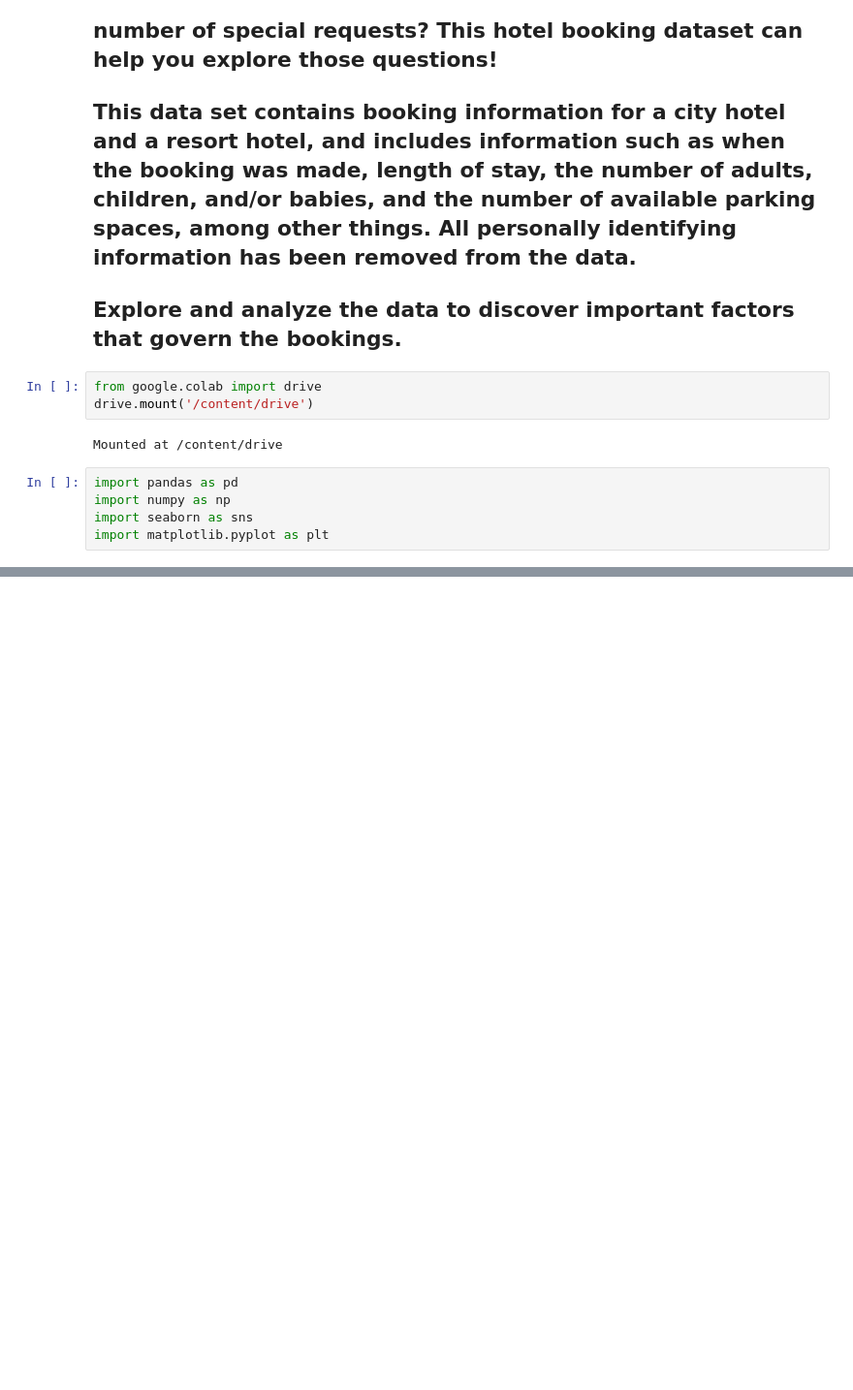
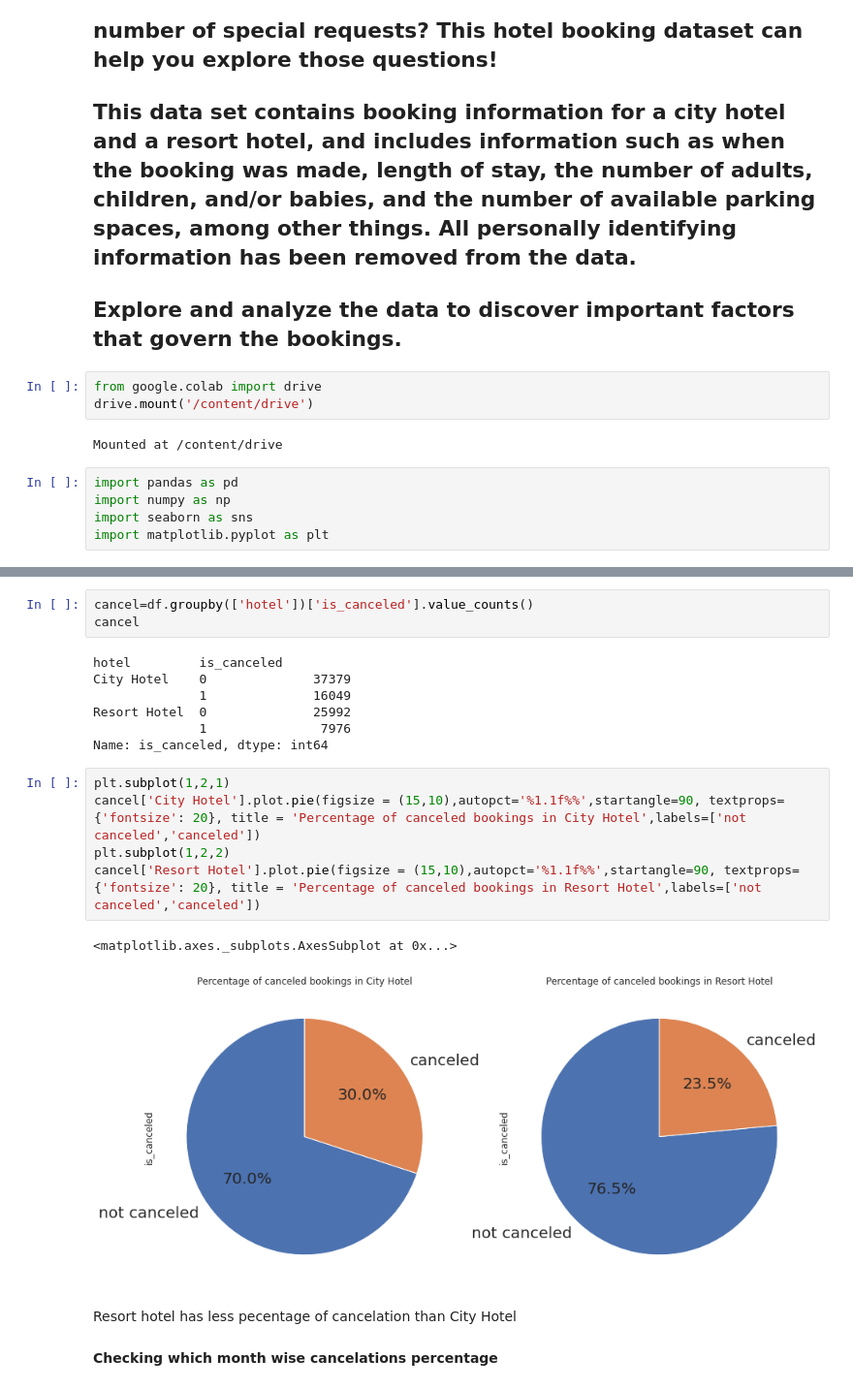
Before and after one commit to SUSOVAN-061/EDA-HOTEL-BOOKING, a Jupyter notebook: Final_Hotel_Booking_Analysis_Capstone_Project.ipynb, the cells around one changed output, grey strips where cells are left out. Shown at 97% size. Saved outputs shown, nothing was run; the diff lists cells and outputs as text; blank space fills up the shorter version.

```diff
--- a/Final_Hotel_Booking_Analysis_Capstone_Project.ipynb
+++ b/Final_Hotel_Booking_Analysis_Capstone_Project.ipynb
@@ -18,0 +266,22 @@ import matplotlib.pyplot as plt
+# %%
+cancel=df.groupby(['hotel'])['is_canceled'].value_counts()
+cancel
+# %% [output]
+hotel         is_canceled
+City Hotel    0              37379
+              1              16049
+Resort Hotel  0              25992
+              1               7976
+Name: is_canceled, dtype: int64
+# %%
+plt.subplot(1,2,1)
+cancel['City Hotel'].plot.pie(figsize = (15,10),autopct='%1.1f%%',startangle=90, textprops={'fontsize': 20}, title = 'Percentage of canceled bookings in City Hotel',labels=['not canceled','canceled'])
+plt.subplot(1,2,2)
+cancel['Resort Hotel'].plot.pie(figsize = (15,10),autopct='%1.1f%%',startangle=90, textprops={'fontsize': 20}, title = 'Percentage of canceled bookings in Resort Hotel',labels=['not canceled','canceled'])
+# %% [output]
+<matplotlib.axes._subplots.AxesSubplot at 0x...>
+[figure, added]
+# %% [markdown]
+Resort hotel has less pecentage of cancelation than City Hotel
+# %% [markdown]
+**Checking which month wise cancelations percentage**
```
Also changed, not shown: parts of 108 cells of this notebook.
